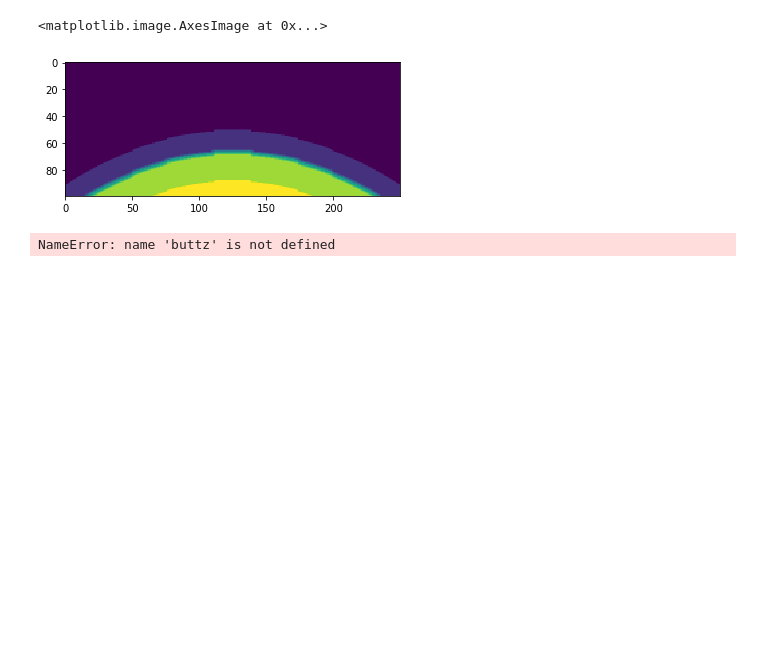
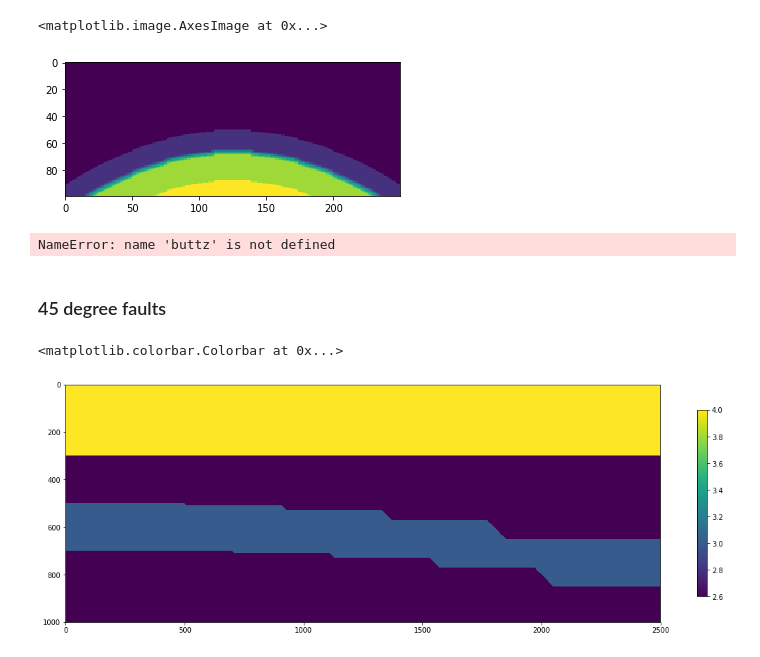
Before and after one commit to tccw/geotools, a Jupyter notebook: toys/devito_WSL/velocity_building.ipynb, the cells around one changed output. Saved outputs shown, nothing was run; the diff lists cells and outputs as text; code cells hidden in the pictures; blank space fills up the shorter version.

```diff
--- a/toys/devito_WSL/velocity_building.ipynb
+++ b/toys/devito_WSL/velocity_building.ipynb
@@ -131,3 +131,42 @@ NameError: name 'buttz' is not defined
 # %%
 np.save('data/anticline_vp_faults_5m.npy', anticline_vp_faults_5m)
 np.save('data/anticline_vp_faults_5m.npy', anticline_vp)
+# %% [markdown]
+### 45 degree faults
+# %%
+import matplotlib.pyplot as plt
+%matplotlib inline
+
+test_v = np.ones((1000,2500))
+test_v = np.tril(test_v)
+
+
+test_v[:500,:] = 1.5
+test_v[700:,:] = 1.5
+for i in range(10):
+    test_v[500+i,500+i:] = 1.5
+    test_v[700+i,700+i:] = 0
+for i in range(20):
+    test_v[10 + 500 + i, 10 + 900 + i:] = 1.5
+    test_v[10 + 700 + i, 10 + 1100 + i:] = 0
+for i in range(40):
+    test_v[30 + 500 + i, 30 + 1300 + i:] = 1.5
+    test_v[30 + 700 + i, 30 + 1500 + i:] = 0
+for i in range(80):
+    test_v[70 + 500 + i, 70 + 1700 + i:] = 1.5
+    test_v[70 + 700 + i, 70 + 1900 + i:] = 0
+
+test_v = np.array(test_v)
+test_v[test_v==0] = 3.
+test_v[test_v==1] = 3.
+test_v[test_v==1.5] = 2.6
+
+test_v[:300,:] = 4
+
+plt.figure(figsize=(19,7))
+
+plt.imshow(test_v)
+plt.colorbar(shrink=0.7)
+# %% [output]
+<matplotlib.colorbar.Colorbar at 0x...>
+[figure, added]
```
Also changed, not shown: parts of 6 cells of this notebook, 3 other files.
